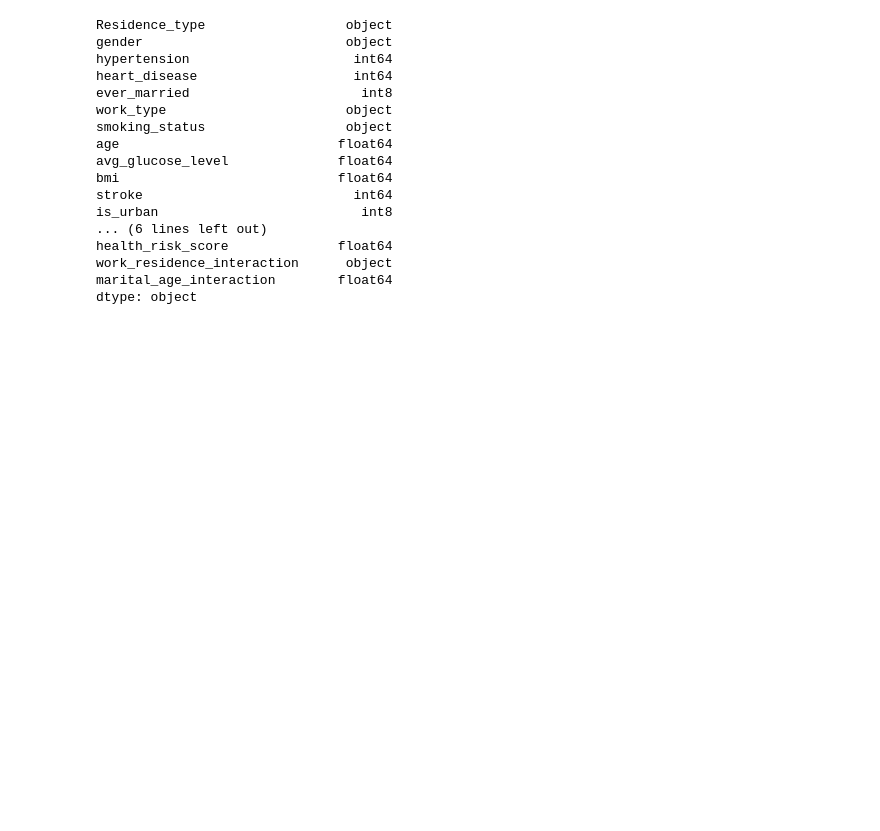
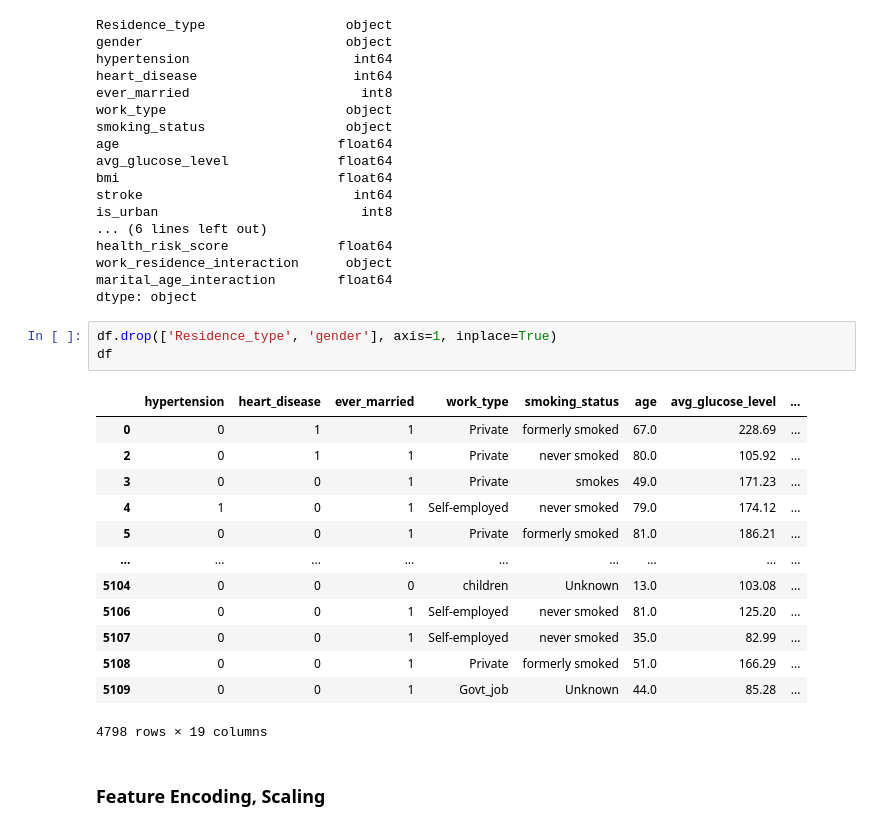
Before and after one commit to mtfattahpour/stroke-prediction, a Jupyter notebook: notebooks/model_training.ipynb, the cells around one changed output. Drawn from its saved outputs; the diff is of its cells as text; blank space fills up the shorter version.

Commit message:
Added feature encoding, scaling

```diff
--- a/notebooks/model_training.ipynb
+++ b/notebooks/model_training.ipynb
@@ -121,3 +136,22 @@ health_risk_score              float64
 work_residence_interaction      object
 marital_age_interaction        float64
 dtype: object
+# %%
+df.drop(['Residence_type', 'gender'], axis=1, inplace=True)
+df
+# %% [output]
+|  | hypertension | heart_disease | ever_married | work_type | smoking_status | age | avg_glucose_level | ... |
+| 0 | 0 | 1 | 1 | Private | formerly smoked | 67.0 | 228.69 | ... |
+| 2 | 0 | 1 | 1 | Private | never smoked | 80.0 | 105.92 | ... |
+| 3 | 0 | 0 | 1 | Private | smokes | 49.0 | 171.23 | ... |
+| 4 | 1 | 0 | 1 | Self-employed | never smoked | 79.0 | 174.12 | ... |
+| 5 | 0 | 0 | 1 | Private | formerly smoked | 81.0 | 186.21 | ... |
+| ... | ... | ... | ... | ... | ... | ... | ... | ... |
+| 5104 | 0 | 0 | 0 | children | Unknown | 13.0 | 103.08 | ... |
+| 5106 | 0 | 0 | 1 | Self-employed | never smoked | 81.0 | 125.20 | ... |
+| 5107 | 0 | 0 | 1 | Self-employed | never smoked | 35.0 | 82.99 | ... |
+| 5108 | 0 | 0 | 1 | Private | formerly smoked | 51.0 | 166.29 | ... |
+| 5109 | 0 | 0 | 1 | Govt_job | Unknown | 44.0 | 85.28 | ... |
+4798 rows × 19 columns
+# %% [markdown]
+### Feature Encoding, Scaling
```
Also changed, not shown: parts of 9 cells of this notebook.
